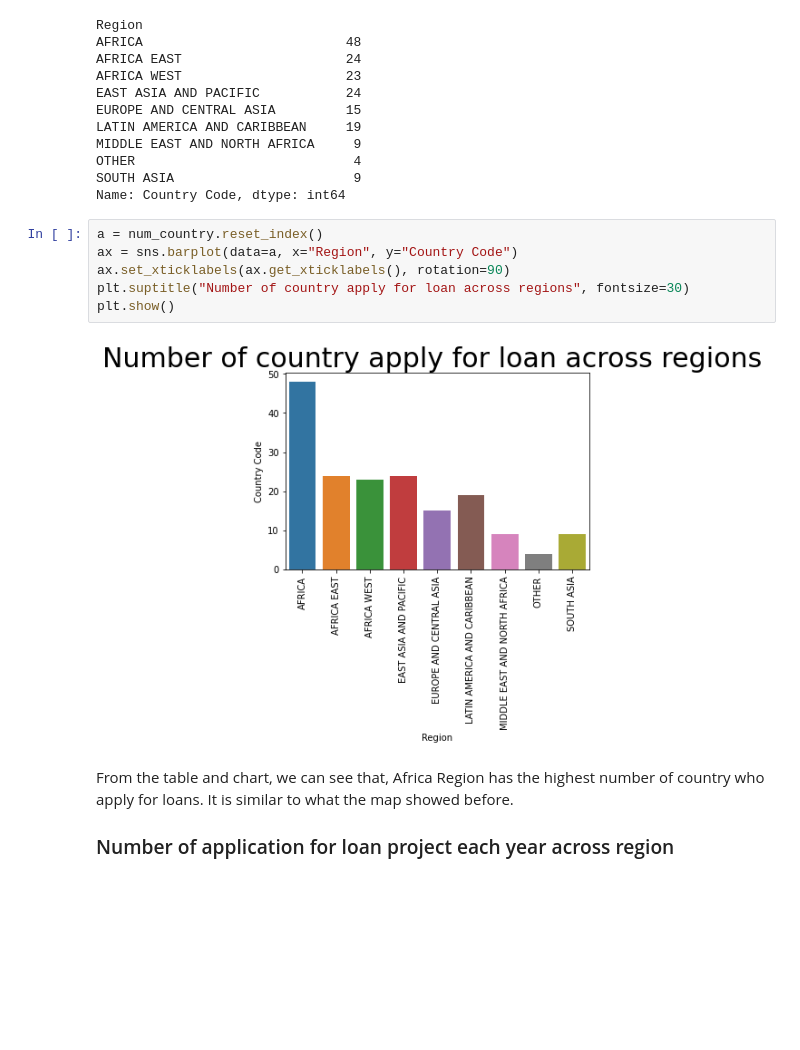
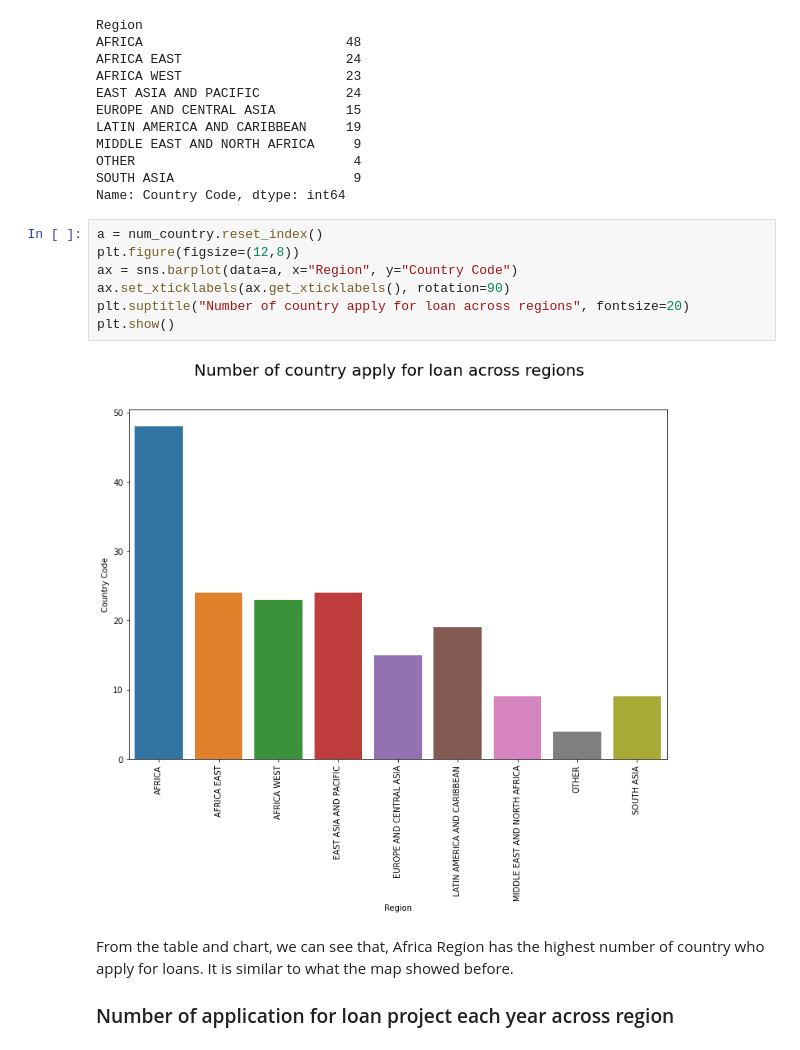
Before and after one commit to vuchau8592/project_data_tidy, a Jupyter notebook: Tidy_dataset.ipynb, the cells around one changed output. Saved outputs shown, nothing was run; the diff lists cells and outputs as text; blank space fills up the shorter version.

```diff
--- a/Tidy_dataset.ipynb
+++ b/Tidy_dataset.ipynb
@@ -527,12 +528,13 @@ SOUTH ASIA                       9
 Name: Country Code, dtype: int64
 # %%
 a = num_country.reset_index()
+plt.figure(figsize=(12,8))
 ax = sns.barplot(data=a, x="Region", y="Country Code")
 ax.set_xticklabels(ax.get_xticklabels(), rotation=90)
-plt.suptitle("Number of country apply for loan across regions", fontsize=30)
+plt.suptitle("Number of country apply for loan across regions", fontsize=20)
 plt.show()
 # %% [output]
-[figure, old version]
+[figure, new version]
 # %% [markdown]
 From the table and chart, we can see that, Africa Region has the highest number of country who apply for loans. It is similar to what the map showed before.
 ### Number of application for loan project each year across region
```
Also changed, not shown: parts of 4 cells of this notebook.
